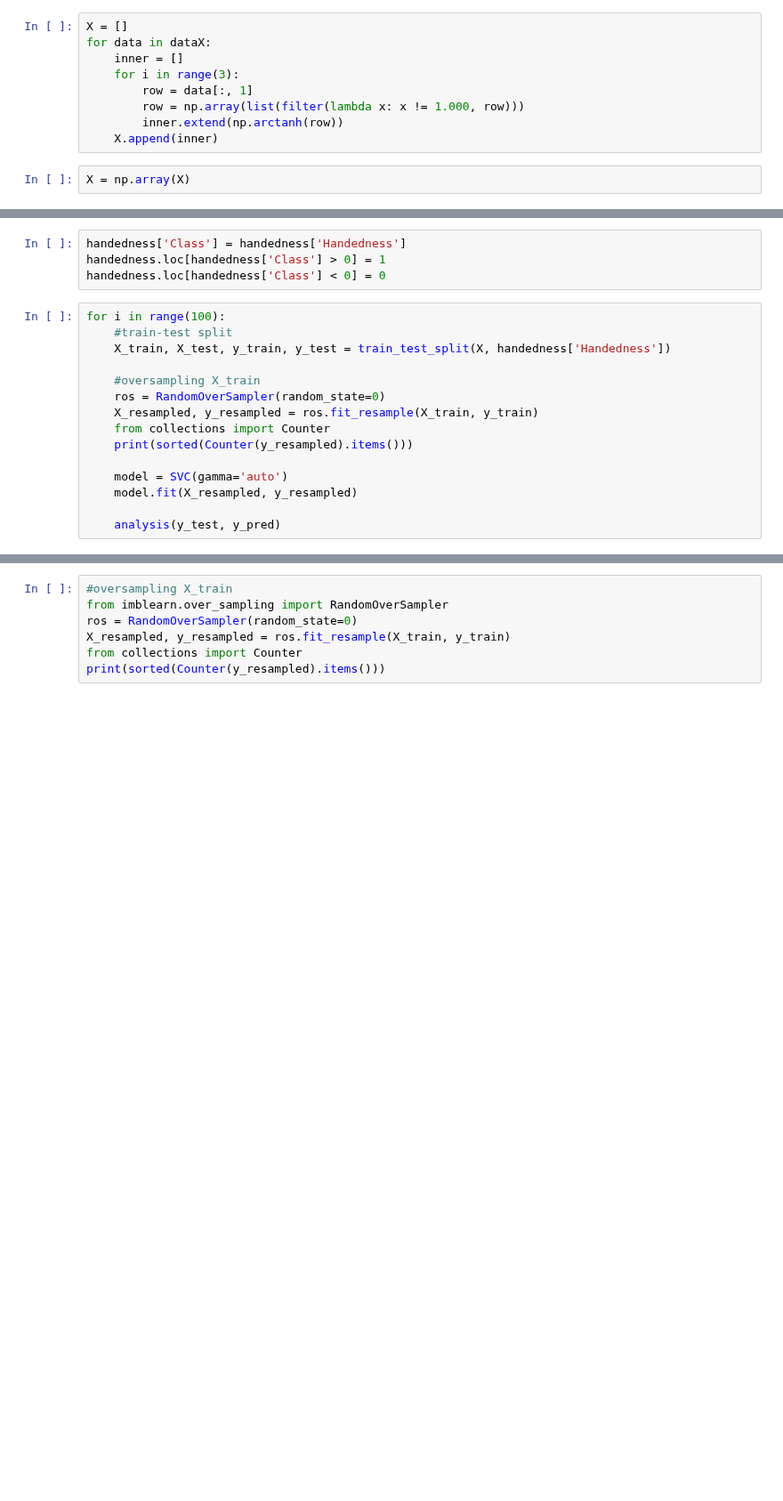
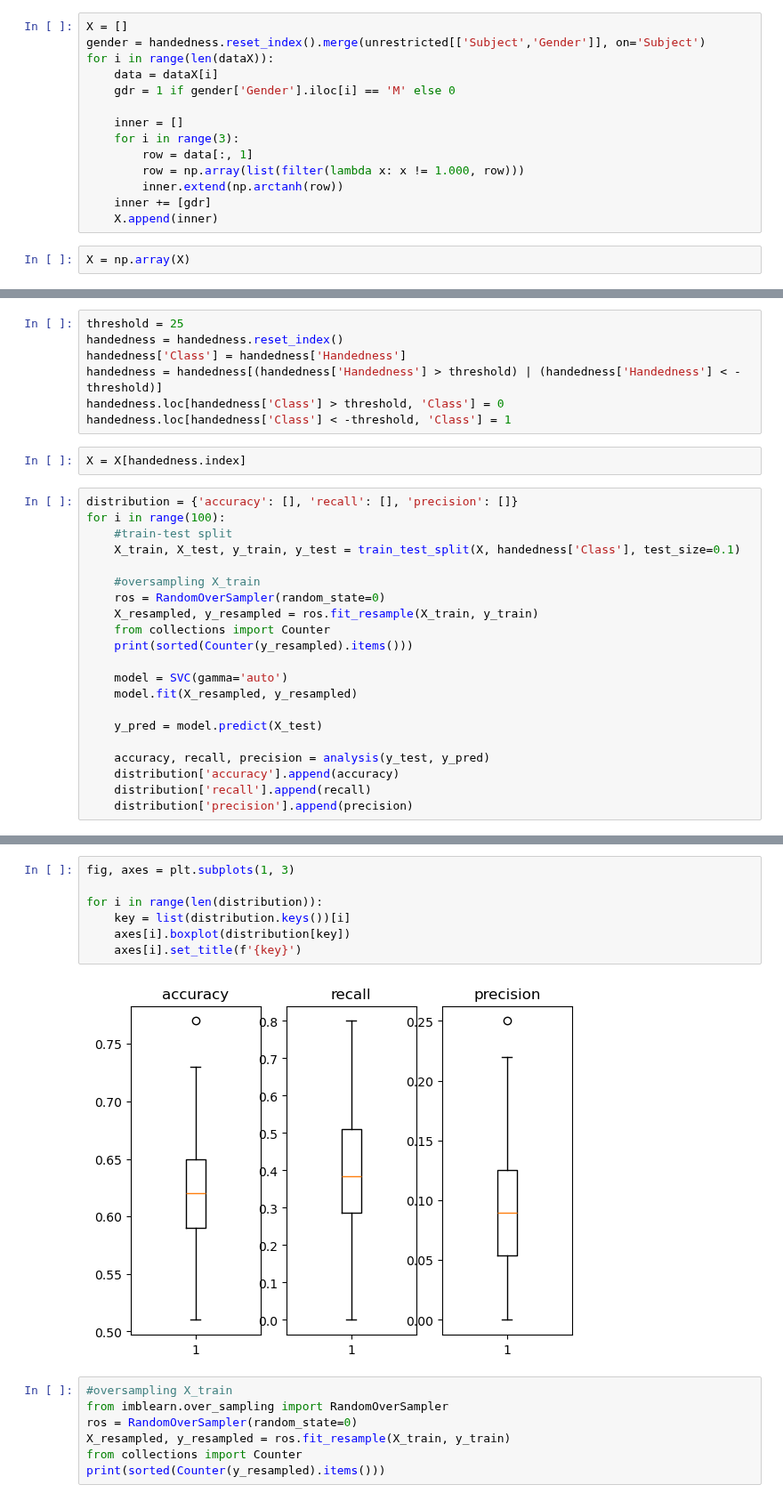
Before and after one commit to vickyli1015/Public-DSC180B-Functional-Connectivity-Project, a Jupyter notebook: SVM-SVR.ipynb, the cells around one changed output, grey strips where cells are left out. Shown at 89% size. Cells and saved outputs as stored; diff of their text form; blank space fills up the shorter version.

```diff
--- a/SVM-SVR.ipynb
+++ b/SVM-SVR.ipynb
@@ -59,12 +68,17 @@ rois = [37, 40, 42]
 dataX = correlation_matrix[:, :, rois]
 # %%
 X = []
-for data in dataX:
+gender = handedness.reset_index().merge(unrestricted[['Subject','Gender']], on='Subject')
+for i in range(len(dataX)):
+    data = dataX[i]
+    gdr = 1 if gender['Gender'].iloc[i] == 'M' else 0
+
     inner = []
     for i in range(3):
         row = data[:, 1]
         row = np.array(list(filter(lambda x: x != 1.000, row)))
         inner.extend(np.arctanh(row))
+    inner += [gdr]
     X.append(inner)
 # %%
 X = np.array(X)
@@ -71,11 +101,17 @@ X = np.array(X)
 # %%
+threshold = 25
+handedness = handedness.reset_index()
 handedness['Class'] = handedness['Handedness']
-handedness.loc[handedness['Class'] > 0] = 1
-handedness.loc[handedness['Class'] < 0] = 0
+handedness = handedness[(handedness['Handedness'] > threshold) | (handedness['Handedness'] < -threshold)]
+handedness.loc[handedness['Class'] > threshold, 'Class'] = 0
+handedness.loc[handedness['Class'] < -threshold, 'Class'] = 1
+# %%
+X = X[handedness.index]
 # %%
+distribution = {'accuracy': [], 'recall': [], 'precision': []}
 for i in range(100):
     #train-test split
-    X_train, X_test, y_train, y_test = train_test_split(X, handedness['Handedness'])
+    X_train, X_test, y_train, y_test = train_test_split(X, handedness['Class'], test_size=0.1)
 
     #oversampling X_train
     ros = RandomOverSampler(random_state=0)
@@ -86,4 +122,9 @@ for i in range(100):
     model = SVC(gamma='auto')
     model.fit(X_resampled, y_resampled)
 
-    analysis(y_test, y_pred)
+    y_pred = model.predict(X_test)
+
+    accuracy, recall, precision = analysis(y_test, y_pred)
+    distribution['accuracy'].append(accuracy)
+    distribution['recall'].append(recall)
+    distribution['precision'].append(precision)
@@ -90,3 +149,12 @@ for i in range(100):
+# %%
+fig, axes = plt.subplots(1, 3)
+
+for i in range(len(distribution)):
+    key = list(distribution.keys())[i]
+    axes[i].boxplot(distribution[key])
+    axes[i].set_title(f'{key}')
+# %% [output]
+[figure, added]
 # %%
 #oversampling X_train
 from imblearn.over_sampling import RandomOverSampler
```
Also changed, not shown: parts of 11 cells of this notebook, 1 other file.
